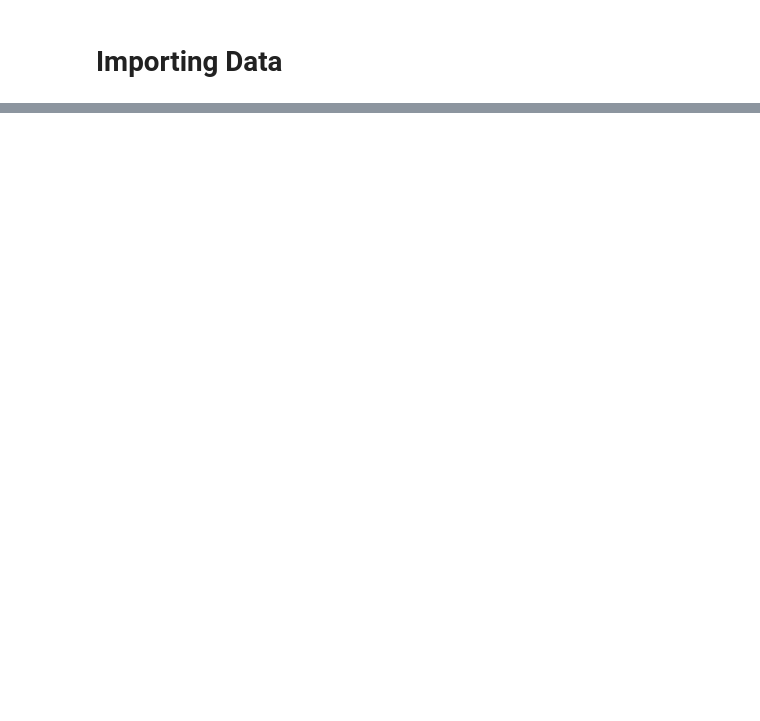
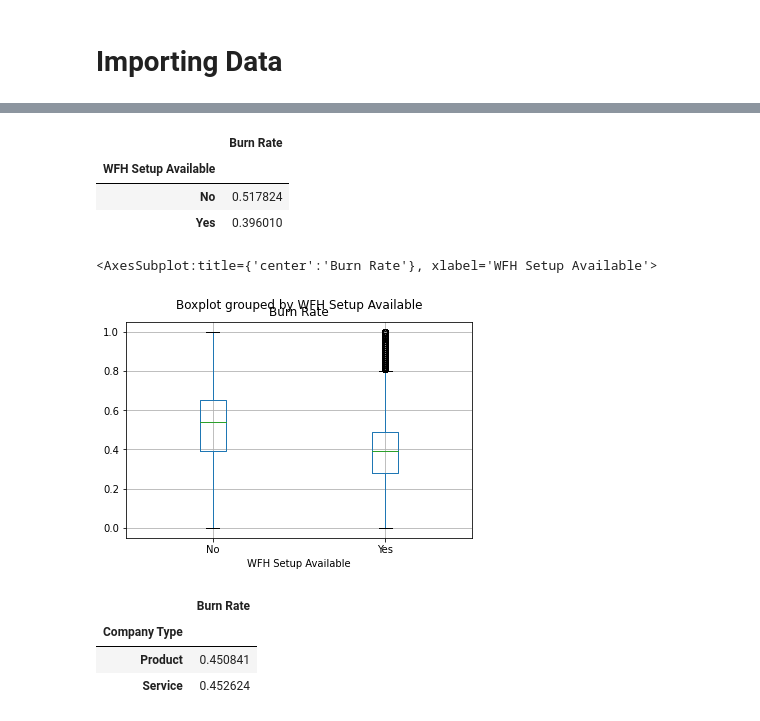
Before and after one commit to Vidhi-Khubchandani/Employee-Burnout, a Jupyter notebook: ML Project.ipynb, the cells around one changed output, grey strips where cells are left out. Drawn from its saved outputs; the diff is of its cells as text; code cells hidden in the pictures; blank space fills up the shorter version.

```diff
--- a/ML Project.ipynb
+++ b/ML Project.ipynb
@@ -43,0 +136,22 @@ Train_Data
+# %%
+### BURN RATE V/S WFH AVAILABILITY
+Train_Data[['WFH Setup Available', 'Burn Rate']].groupby('WFH Setup Available').agg('mean')
+# %% [output]
+|  | Burn Rate |
+| WFH Setup Available |  |
+| No | 0.517824 |
+| Yes | 0.396010 |
+# %%
+### high corr between wfh setub availability and burn rate
+Train_Data.boxplot(column=['Burn Rate'],by='WFH Setup Available')
+# %% [output]
+<AxesSubplot:title={'center':'Burn Rate'}, xlabel='WFH Setup Available'>
+[figure, added]
+# %%
+### BURN RATE V/S COMPANY TYPE
+Train_Data[['Company Type', 'Burn Rate']].groupby('Company Type').agg('mean')
+# %% [output]
+|  | Burn Rate |
+| Company Type |  |
+| Product | 0.450841 |
+| Service | 0.452624 |
```
Also changed, not shown: parts of 35 cells of this notebook, 2 other files.
